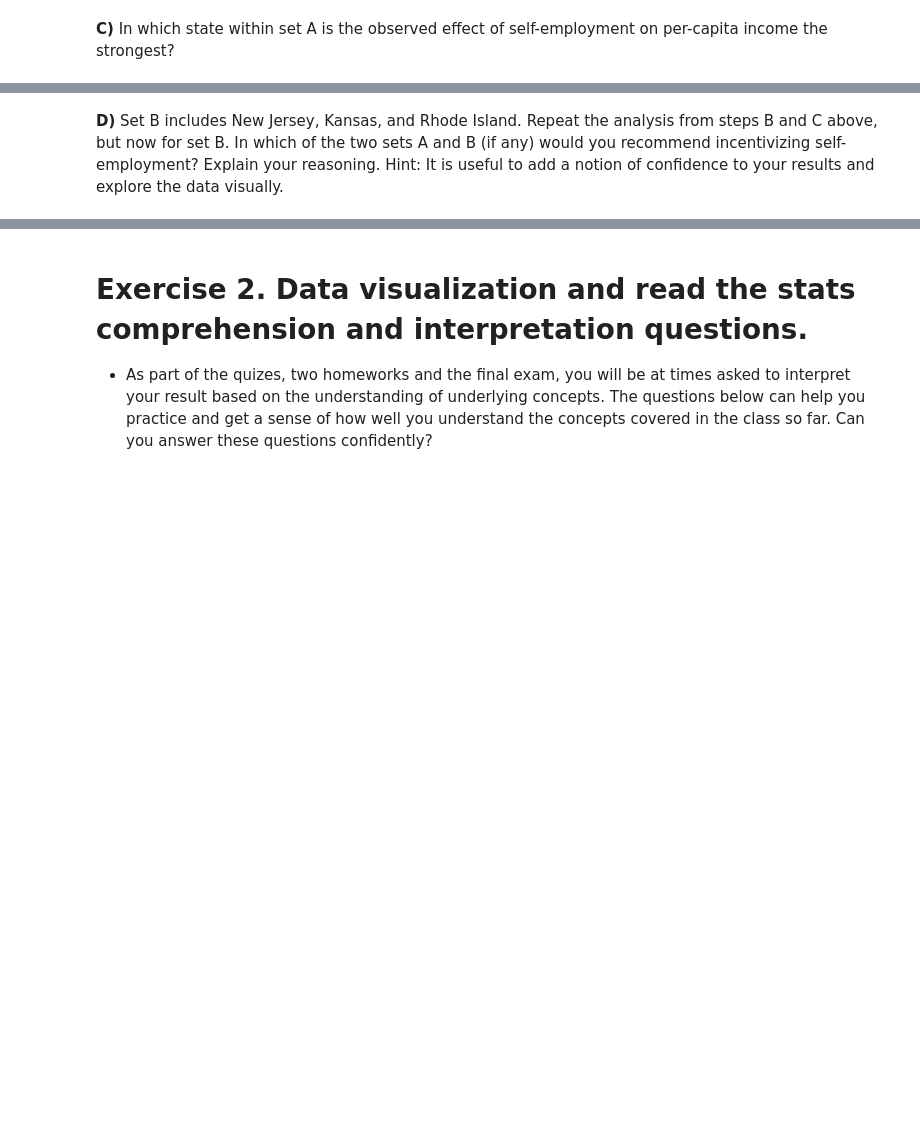
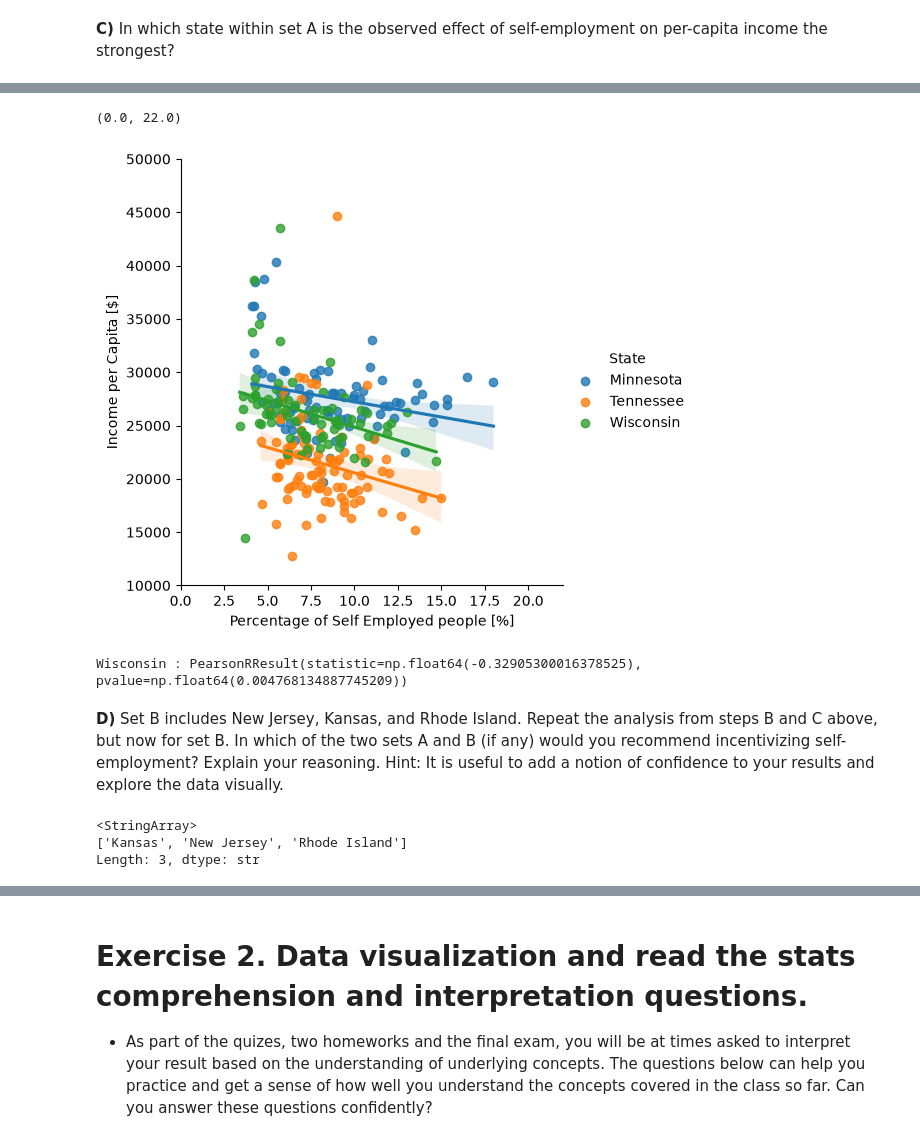
Before and after one commit to floribau/EPFL-ADA-2026, a Jupyter notebook: Exercises/03 - Describing data/Describing_data_exercise.ipynb, the cells around one changed output, grey strips where cells are left out. Saved outputs shown, nothing was run; the diff lists cells and outputs as text; code cells hidden in the pictures; blank space fills up the shorter version.

```diff
--- a/Exercises/03 - Describing data/Describing_data_exercise.ipynb
+++ b/Exercises/03 - Describing data/Describing_data_exercise.ipynb
@@ -182,4 +275,30 @@ Since it is unethical and impossible in this setting to run a controlled experim
+# %%
+sns.lmplot(x='SelfEmployed',y='IncomePerCap', data=setA, hue = 'State')
+plt.xlabel("Percentage of Self Employed people [%]")
+plt.ylabel("Income per Capita [$]")
+plt.ylim([10000,50000])
+plt.xlim([0,22])
+# %% [output]
+(0.0, 22.0)
+[figure, added]
+# %%
+state_pearsonrs = {
+    "Wisconsin": stats.pearsonr(wisconsin_df.SelfEmployed, wisconsin_df.IncomePerCap),
+    "Tennessee": stats.pearsonr(tennessee_df.SelfEmployed, tennessee_df.IncomePerCap),
+    "Minnesota": stats.pearsonr(minnesota_df.SelfEmployed, minnesota_df.IncomePerCap),
+}
+
+strongest_state = max(state_pearsonrs, key=lambda k: abs(state_pearsonrs[k].statistic))
+print(strongest_state, ":", state_pearsonrs[strongest_state])
+# %% [output]
+Wisconsin : PearsonRResult(statistic=np.float64(-0.32905300016378525), pvalue=np.float64(0.004768134887745209))
 # %% [markdown]
 **D)** Set B includes New Jersey, Kansas, and Rhode Island. Repeat the analysis from steps B and C above, but now for set B. In which of the two sets A and B (if any) would you recommend incentivizing self-employment? Explain your reasoning. Hint: It is useful to add a notion of confidence to your results and explore the data visually.
 # %%
 ### your code and or answer here ###
+setB = df[df.State.isin(['New Jersey', 'Kansas', 'Rhode Island'])]
+setB.State.unique()
+# %% [output]
+<StringArray>
+['Kansas', 'New Jersey', 'Rhode Island']
+Length: 3, dtype: str
```
Also changed, not shown: parts of 31 cells of this notebook.
